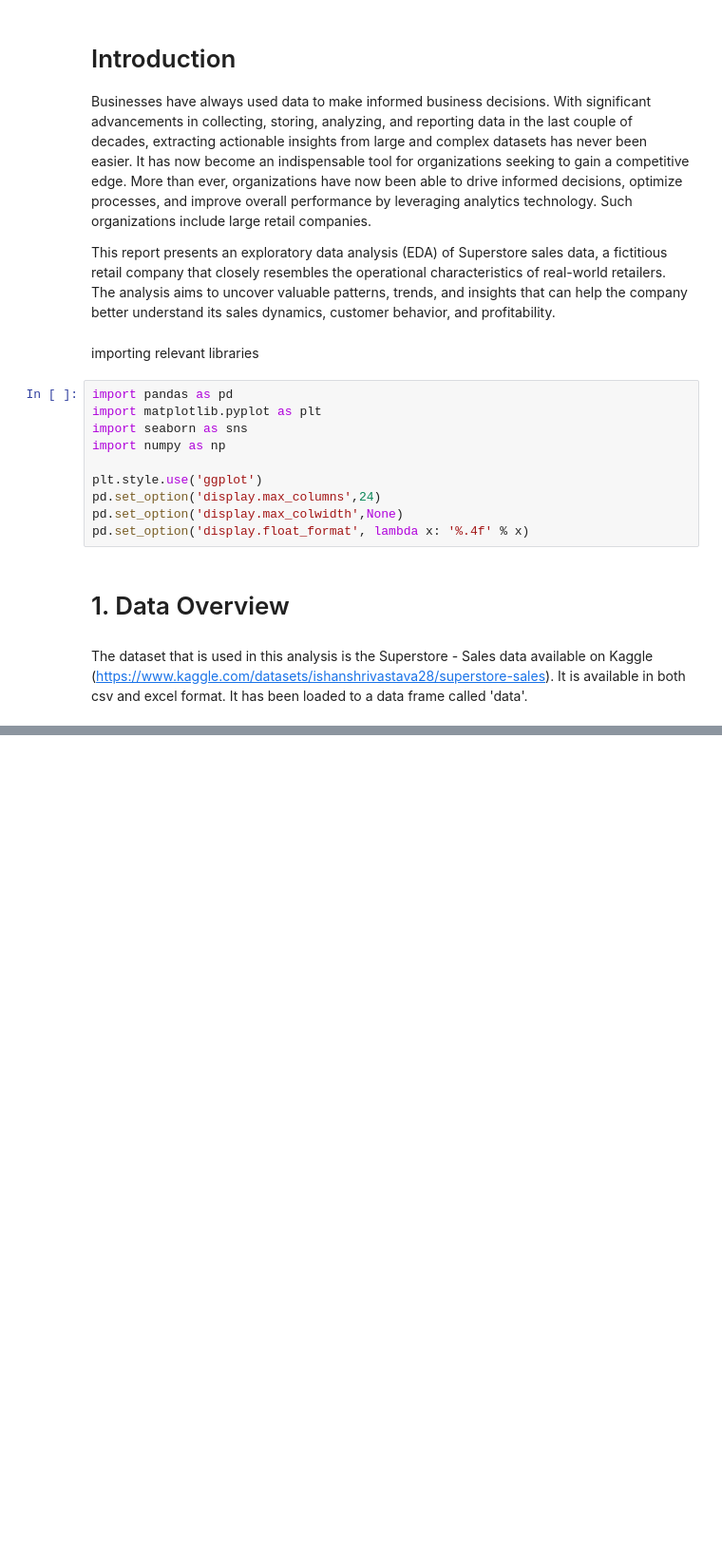
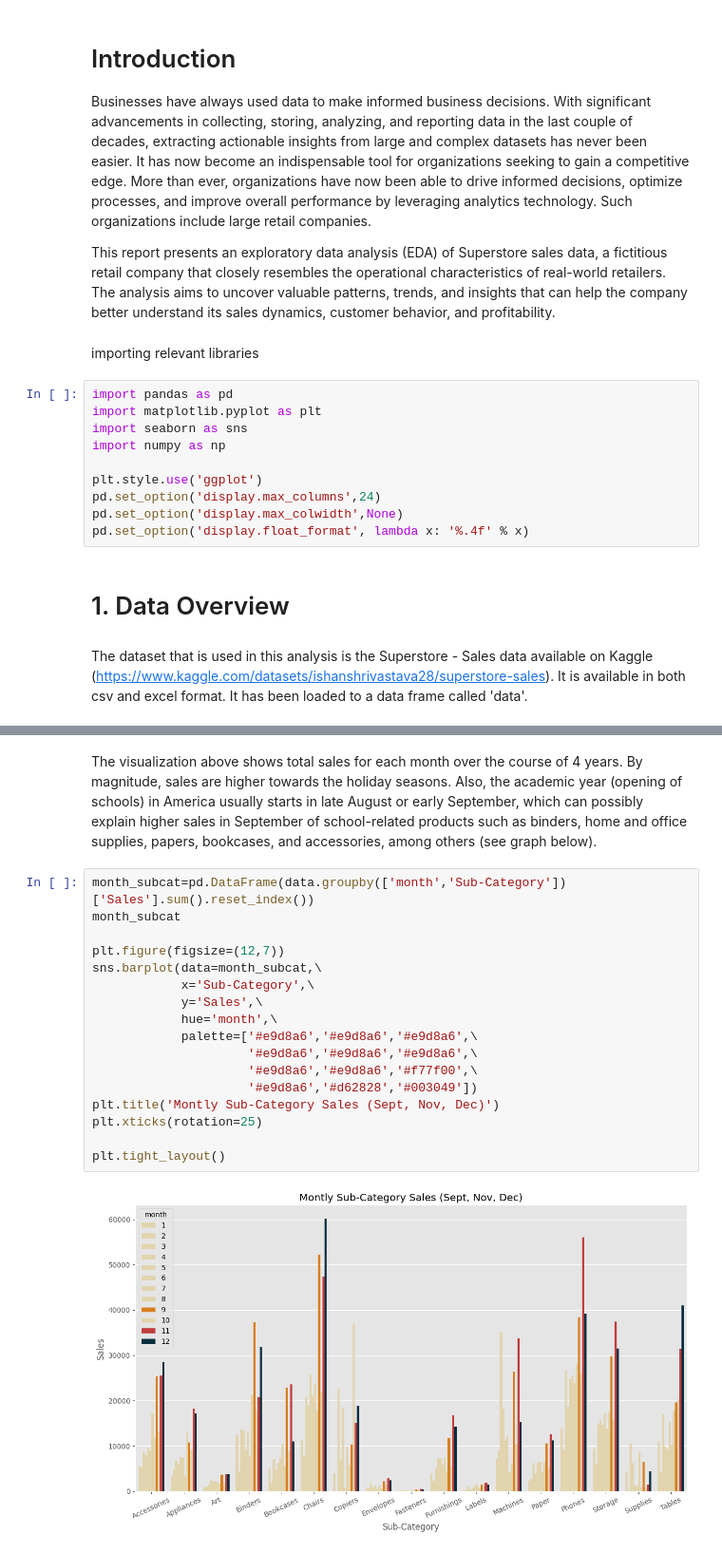
Before and after one commit to mantra0519/Retail_store_analysis, a Jupyter notebook: store_analysis.ipynb, the cells around one changed output, grey strips where cells are left out. Shown: that part at 95% size. Saved outputs shown, nothing was run; the diff lists cells and outputs as text; blank space fills up the shorter version.

```diff
--- a/store_analysis.ipynb
+++ b/store_analysis.ipynb
@@ -37,0 +275,21 @@ data.head(3)
+# %% [markdown]
+The visualization above shows total sales for each month over the course of 4 years. By magnitude, sales are higher towards the holiday seasons. Also, the academic year (opening of schools) in America usually starts in late August or early September, which can possibly explain higher sales in September of school-related products such as binders, home and office supplies, papers, bookcases, and accessories, among others (see graph below).
+# %%
+month_subcat=pd.DataFrame(data.groupby(['month','Sub-Category'])['Sales'].sum().reset_index())
+month_subcat
+
+plt.figure(figsize=(12,7))
+sns.barplot(data=month_subcat,\
+            x='Sub-Category',\
+            y='Sales',\
+            hue='month',\
+            palette=['#e9d8a6','#e9d8a6','#e9d8a6',\
+                     '#e9d8a6','#e9d8a6','#e9d8a6',\
+                     '#e9d8a6','#e9d8a6','#f77f00',\
+                     '#e9d8a6','#d62828','#003049'])
+plt.title('Montly Sub-Category Sales (Sept, Nov, Dec)')
+plt.xticks(rotation=25)
+
+plt.tight_layout()
+# %% [output]
+[figure, added]
```
Also changed, not shown: parts of 29 cells of this notebook.
